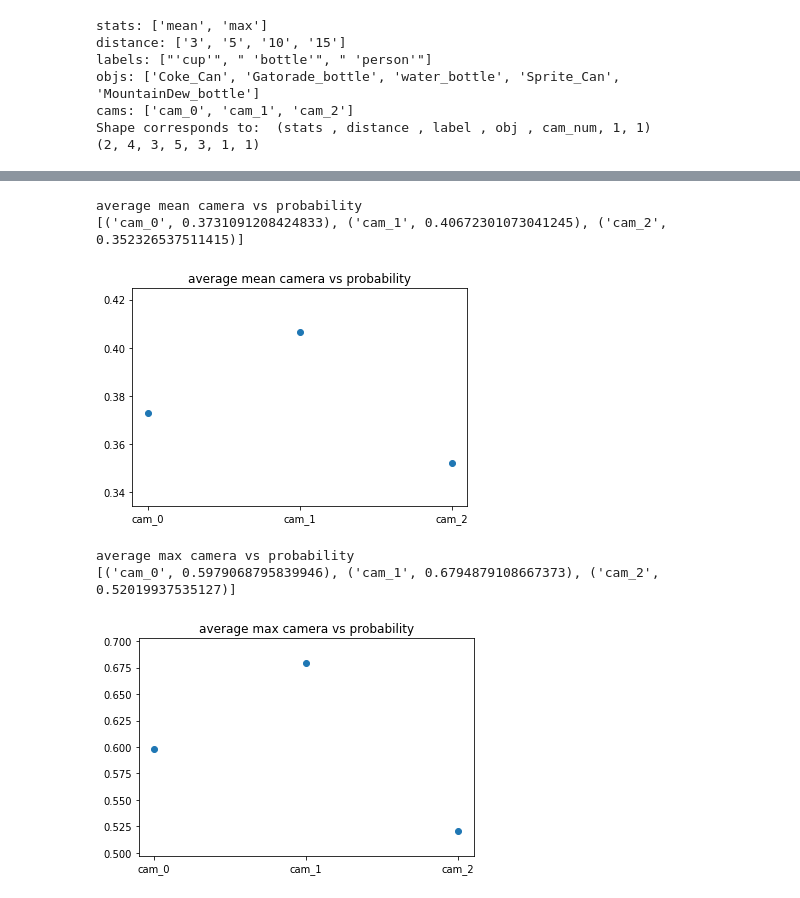
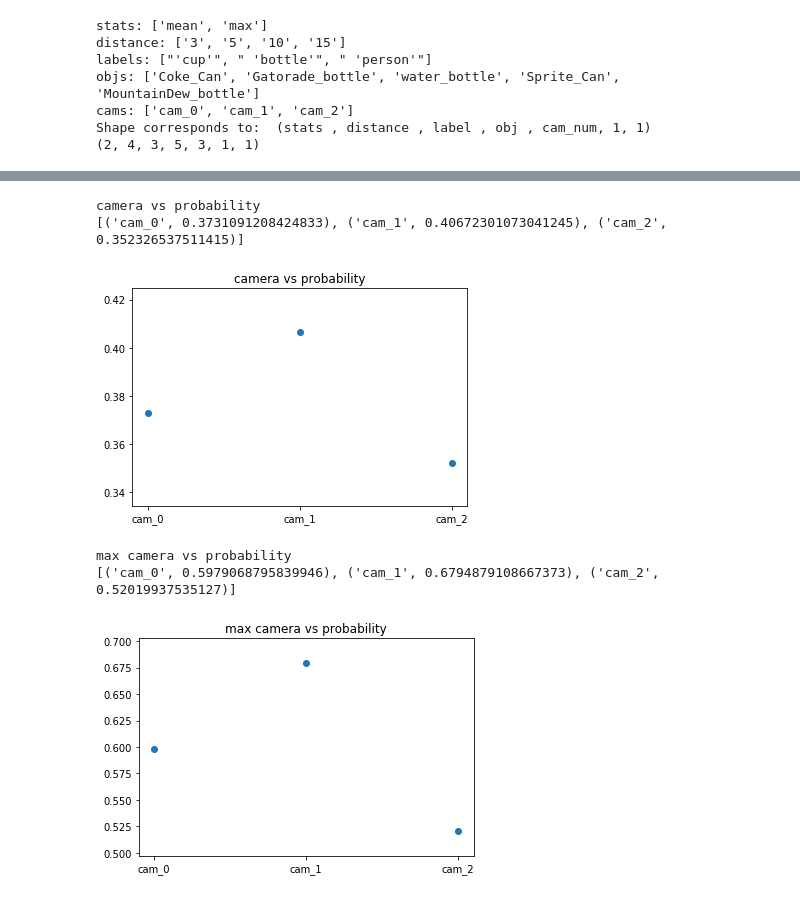
Before and after one commit to linklab-uva/iowt, a Jupyter notebook: benchmark_data_analysis.ipynb, the cells around one changed output, grey strips where cells are left out. Cells and saved outputs as stored; diff of their text form; code cells hidden in the pictures.

```diff
--- a/benchmark_data_analysis.ipynb
+++ b/benchmark_data_analysis.ipynb
@@ -126,31 +130,31 @@ average max probability vs distance
 # %%
-title = "average mean camera vs probability"
+title = "camera vs probability"
 print(title)
 category_num = 4 # camera num
 avg_prob = data[0] # 0 - mean, 1 - max
 avg_prob = np.mean(avg_prob, axis=tuple([i for i in range(avg_prob.ndim) if i != category_num - 1]))
 print(list(zip(data_categories[category_num], avg_prob)))
 plt.title(title)
 plt.xlabel = 'camera'
 plt.ylabel = 'probability'
 plt.scatter(data_categories[category_num], avg_prob)
 plt.show()
 
-title="average max camera vs probability"
+title="max camera vs probability"
 print(title)
 category_num = 4 #camera num
 avg_prob = data[1] # 0 - mean, 1 - max
 avg_prob = np.mean(avg_prob, axis=tuple([i for i in range(avg_prob.ndim) if i != category_num - 1]))
 print(list(zip(data_categories[category_num], avg_prob)))
 plt.title(title)
 plt.xlabel = 'camera'
 plt.ylabel = 'probability'
 plt.scatter(data_categories[category_num], avg_prob)
 plt.show()
 # %% [output]
-average mean camera vs probability
+camera vs probability
 [('cam_0', 0.3731091208424833), ('cam_1', 0.40672301073041245), ('cam_2', 0.352326537511415)]
-[figure, old version]
+[figure, new version]
-average max camera vs probability
+max camera vs probability
 [('cam_0', 0.5979068795839946), ('cam_1', 0.6794879108667373), ('cam_2', 0.52019937535127)]
-[figure, old version]
+[figure, new version]
```
Also changed, not shown: parts of 5 cells of this notebook, 1 other file.
